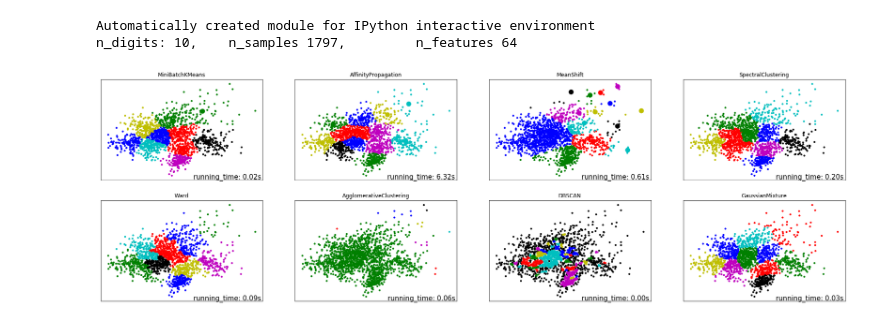
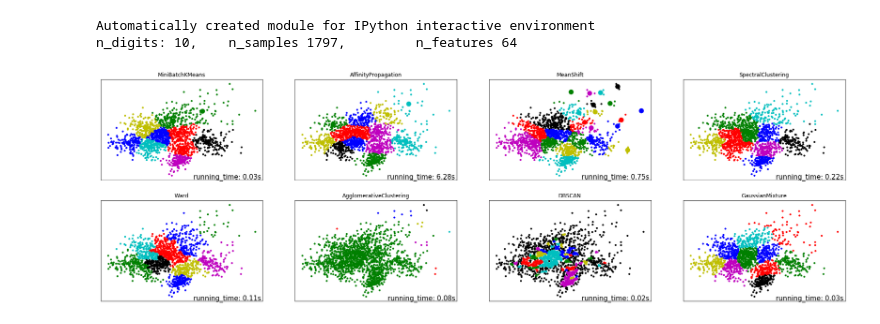
Before and after one commit to Nimonm/Data-Mining, a Jupyter notebook: clusters_for_digits.ipynb, the cells around one changed output. Drawn from its saved outputs; the diff is of its cells as text; code cells hidden in the pictures.

```diff
--- a/clusters_for_digits.ipynb
+++ b/clusters_for_digits.ipynb
@@ -44,7 +44,7 @@ print("n_digits: %d, \t n_samples %d, \t n_features %d"
 X = PCA(n_components=2).fit_transform(data)
 
 # quantile : [0,1] ,这里我尝试了0.01到0.9，发现大于0.2的时候聚类结果只有一个簇
-bandwidth = cluster.estimate_bandwidth(X, quantile=0.05)
+bandwidth = cluster.estimate_bandwidth(X, quantile=0.04)
 
 connectivity = kneighbors_graph(X, n_neighbors=10, include_self=False)
 connectivity = 0.5 * (connectivity + connectivity.T)
@@ -75,31 +75,31 @@ for name, algorithm in zip(clustering_names, clustering_algorithms):
         t0 = time()
         algorithm.fit(X)
         t1 = time()
         if hasattr(algorithm, 'labels_'):
             y_pred = algorithm.labels_.astype(np.int)
         else:
             y_pred = algorithm.predict(X)
 
         # plot
         plt.subplot(2, len(clustering_algorithms)/2, plot_num)
         plt.title(name)
         plt.scatter(X[:, 0], X[:, 1], color=colors[y_pred].tolist(), s=10)
 
         if hasattr(algorithm, 'cluster_centers_'):
             centers = algorithm.cluster_centers_
             center_colors = colors[:len(centers)]
             plt.title(name)
             plt.scatter(centers[:, 0], centers[:, 1], s=100, c=center_colors)
 
         plt.xticks(())
         plt.yticks(())
         plt.text(.99, .01, ('running_time: %.2fs' % (t1 - t0)).lstrip('0'),
                  transform=plt.gca().transAxes, size=15,
                  horizontalalignment='right')
         plot_num += 1
 
 plt.show()
 # %% [output]
 Automatically created module for IPython interactive environment
 n_digits: 10,    n_samples 1797,         n_features 64
-[figure, old version]
+[figure, new version]
```
